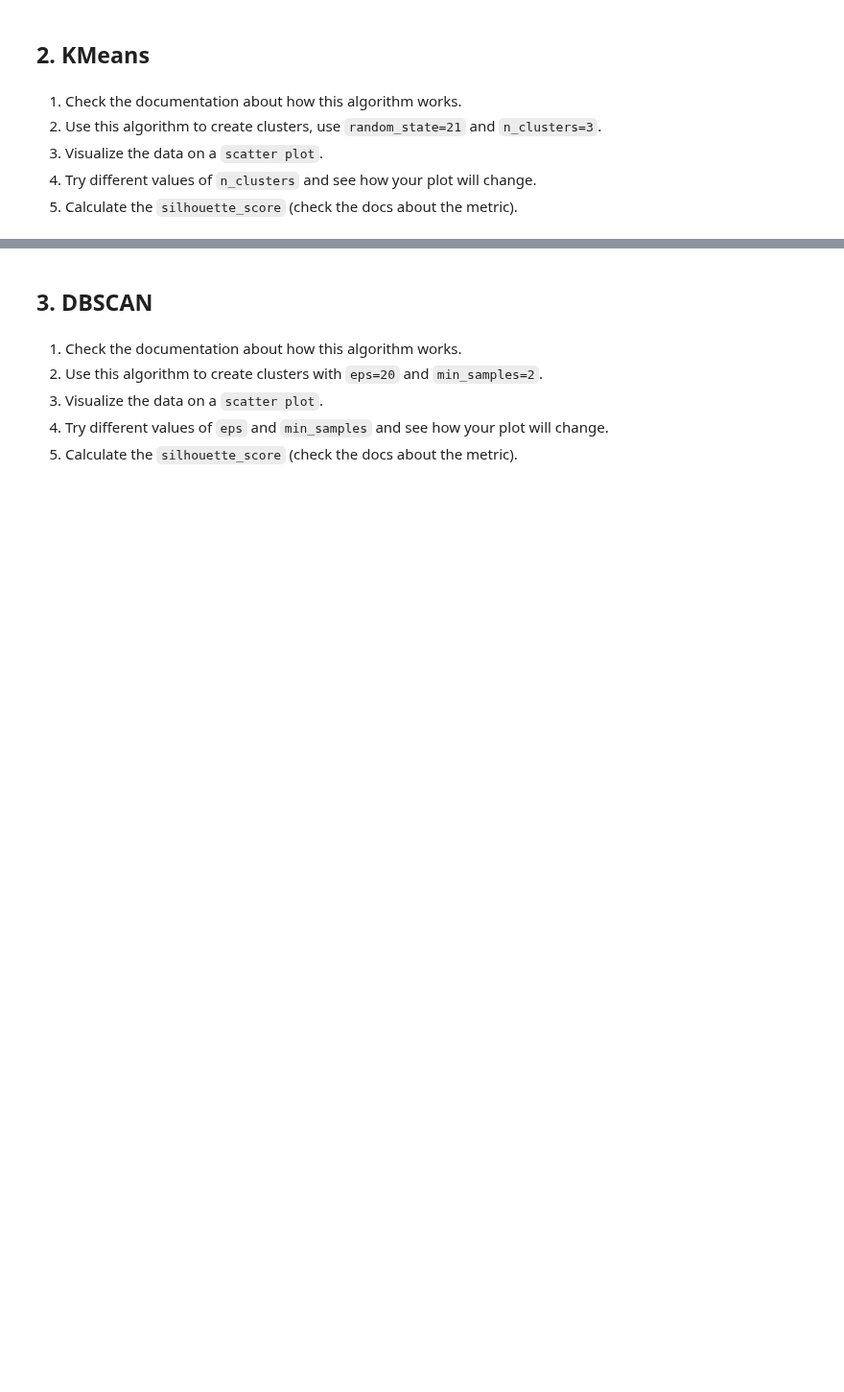
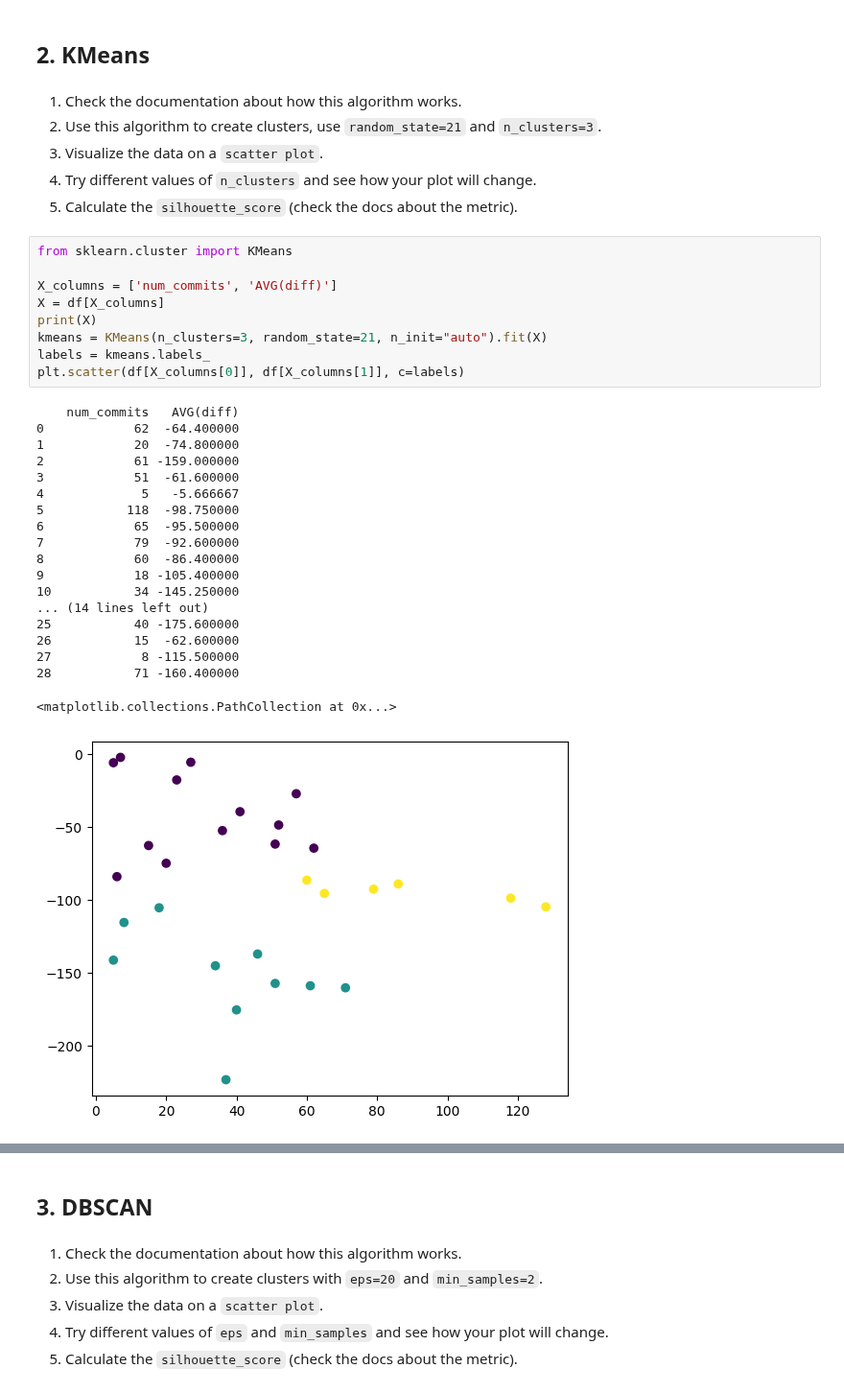
Before and after one commit to episode16/Py, a Jupyter notebook: DS_bootcamp/DS_Bootcamp.Day08-1-develop/src/ex05/05_clustering.ipynb, the cells around one changed output, grey strips where cells are left out. Shown at 96% size. Saved outputs shown, nothing was run; the diff lists cells and outputs as text; blank space fills up the shorter version.

Commit message:
KMeans

```diff
--- a/DS_bootcamp/DS_Bootcamp.Day08-1-develop/src/ex05/05_clustering.ipynb
+++ b/DS_bootcamp/DS_Bootcamp.Day08-1-develop/src/ex05/05_clustering.ipynb
@@ -45,3 +45,32 @@ df.head()
 3. Visualize the data on a `scatter plot`.
 4. Try different values of `n_clusters` and see how your plot will change.
 5. Calculate the `silhouette_score` (check the docs about the metric).
+# %%
+from sklearn.cluster import KMeans
+
+X_columns = ['num_commits', 'AVG(diff)']
+X = df[X_columns]
+print(X)
+kmeans = KMeans(n_clusters=3, random_state=21, n_init="auto").fit(X)
+labels = kmeans.labels_
+plt.scatter(df[X_columns[0]], df[X_columns[1]], c=labels)
+# %% [output]
+    num_commits   AVG(diff)
+0            62  -64.400000
+1            20  -74.800000
+2            61 -159.000000
+3            51  -61.600000
+4             5   -5.666667
+5           118  -98.750000
+6            65  -95.500000
+7            79  -92.600000
+8            60  -86.400000
+9            18 -105.400000
+10           34 -145.250000
+... (14 lines left out)
+25           40 -175.600000
+26           15  -62.600000
+27            8 -115.500000
+28           71 -160.400000
+<matplotlib.collections.PathCollection at 0x...>
+[figure, added]
```
Also changed, not shown: parts of 3 cells of this notebook.
